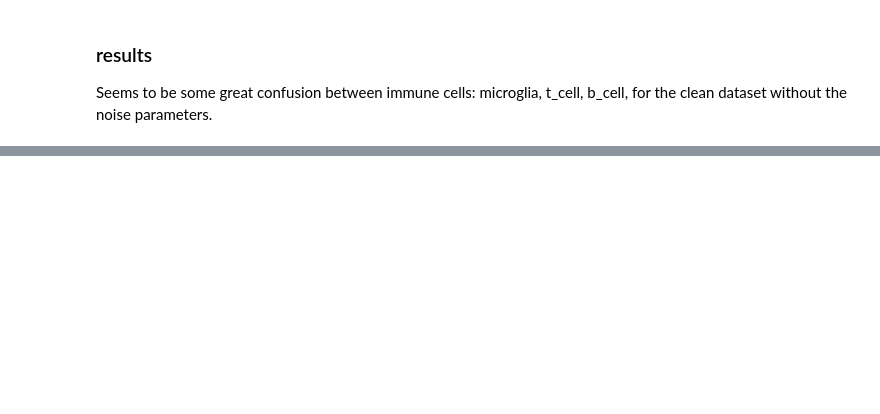
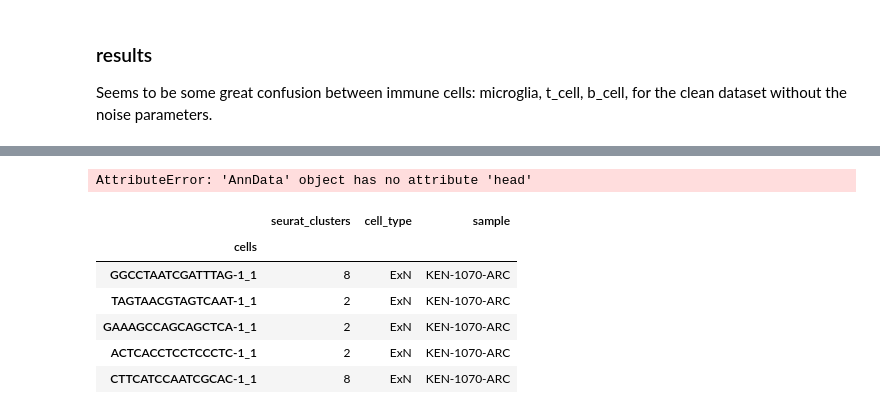
Before and after one commit to ergonyc/labelator, a Jupyter notebook: scripts/cellassign_results.ipynb, the cells around one changed output, grey strips where cells are left out. Drawn from its saved outputs; the diff is of its cells as text; code cells hidden in the pictures; blank space fills up the shorter version.

```diff
--- a/scripts/cellassign_results.ipynb
+++ b/scripts/cellassign_results.ipynb
@@ -853,0 +1327,3 @@ b_cell                     0.000248     0.000348     0.000348     0.000149
+# %%
+filen = Path.cwd().parent / "data/scdata/xylena_raw/brain_atlas_anndata.h5ad"
+adata = ad.read_h5ad(filen)
@@ -853,0 +1359,14 @@ b_cell                     0.000248     0.000348     0.000348     0.000149
+# %%
+adata.head()
+# %% [output]
+AttributeError: 'AnnData' object has no attribute 'head'
+# %%
+adata.obs.head()
+# %% [output]
+|  | seurat_clusters | cell_type | sample |
+| cells |  |  |  |
+| GGCCTAATCGATTTAG-1_1 | 8 | ExN | KEN-1070-ARC |
+| TAGTAACGTAGTCAAT-1_1 | 2 | ExN | KEN-1070-ARC |
+| GAAAGCCAGCAGCTCA-1_1 | 2 | ExN | KEN-1070-ARC |
+| ACTCACCTCCTCCCTC-1_1 | 2 | ExN | KEN-1070-ARC |
+| CTTCATCCAATCGCAC-1_1 | 8 | ExN | KEN-1070-ARC |
```
Also changed, not shown: parts of 30 cells of this notebook, 3 other files.
